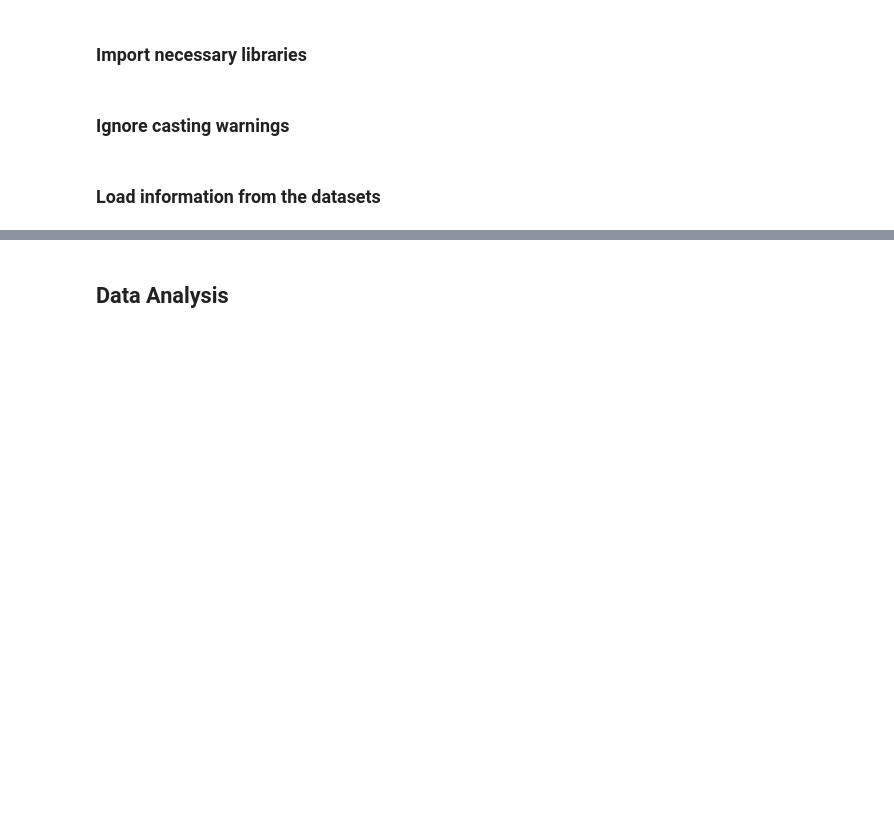
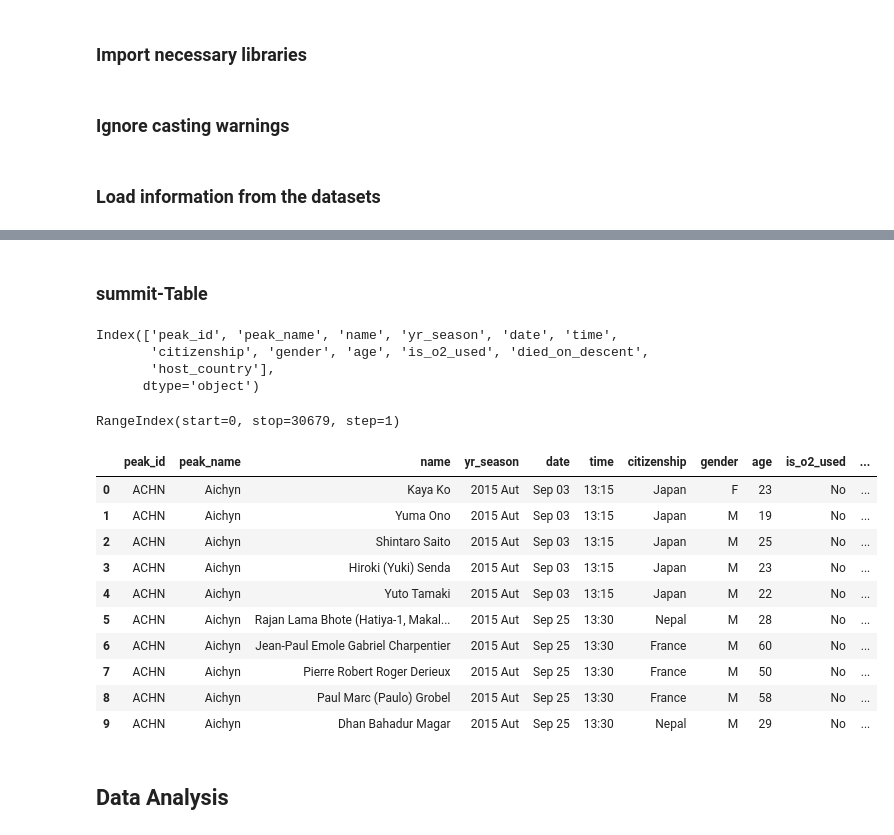
Before and after one commit to DmytroRi/himalayan_expeditions, a Jupyter notebook: HimalayaInsights.ipynb, the cells around one changed output, grey strips where cells are left out. Drawn from its saved outputs; the diff is of its cells as text; code cells hidden in the pictures; blank space fills up the shorter version.

```diff
--- a/HimalayaInsights.ipynb
+++ b/HimalayaInsights.ipynb
@@ -23,2 +118,29 @@ ddict   = pd.read_csv('data\\himalayan_data_dictionary.csv')            # data d
+# %% [markdown]
+### summit-Table
+# %%
+summit.columns
+# %% [output]
+Index(['peak_id', 'peak_name', 'name', 'yr_season', 'date', 'time',
+       'citizenship', 'gender', 'age', 'is_o2_used', 'died_on_descent',
+       'host_country'],
+      dtype='object')
+# %%
+summit.index
+# %% [output]
+RangeIndex(start=0, stop=30679, step=1)
+# %%
+summit.head(10)
+# %% [output]
+|  | peak_id | peak_name | name | yr_season | date | time | citizenship | gender | age | is_o2_used | ... |
+| 0 | ACHN | Aichyn | Kaya Ko | 2015 Aut | Sep 03 | 13:15 | Japan | F | 23 | No | ... |
+| 1 | ACHN | Aichyn | Yuma Ono | 2015 Aut | Sep 03 | 13:15 | Japan | M | 19 | No | ... |
+| 2 | ACHN | Aichyn | Shintaro Saito | 2015 Aut | Sep 03 | 13:15 | Japan | M | 25 | No | ... |
+| 3 | ACHN | Aichyn | Hiroki (Yuki) Senda | 2015 Aut | Sep 03 | 13:15 | Japan | M | 23 | No | ... |
+| 4 | ACHN | Aichyn | Yuto Tamaki | 2015 Aut | Sep 03 | 13:15 | Japan | M | 22 | No | ... |
+| 5 | ACHN | Aichyn | Rajan Lama Bhote (Hatiya-1, Makal... | 2015 Aut | Sep 25 | 13:30 | Nepal | M | 28 | No | ... |
+| 6 | ACHN | Aichyn | Jean-Paul Emole Gabriel Charpentier | 2015 Aut | Sep 25 | 13:30 | France | M | 60 | No | ... |
+| 7 | ACHN | Aichyn | Pierre Robert Roger Derieux | 2015 Aut | Sep 25 | 13:30 | France | M | 50 | No | ... |
+| 8 | ACHN | Aichyn | Paul Marc (Paulo) Grobel | 2015 Aut | Sep 25 | 13:30 | France | M | 58 | No | ... |
+| 9 | ACHN | Aichyn | Dhan Bahadur Magar | 2015 Aut | Sep 25 | 13:30 | Nepal | M | 29 | No | ... |
 # %% [markdown]
 ## Data Analysis
```
Also changed, not shown: parts of 23 cells of this notebook.
